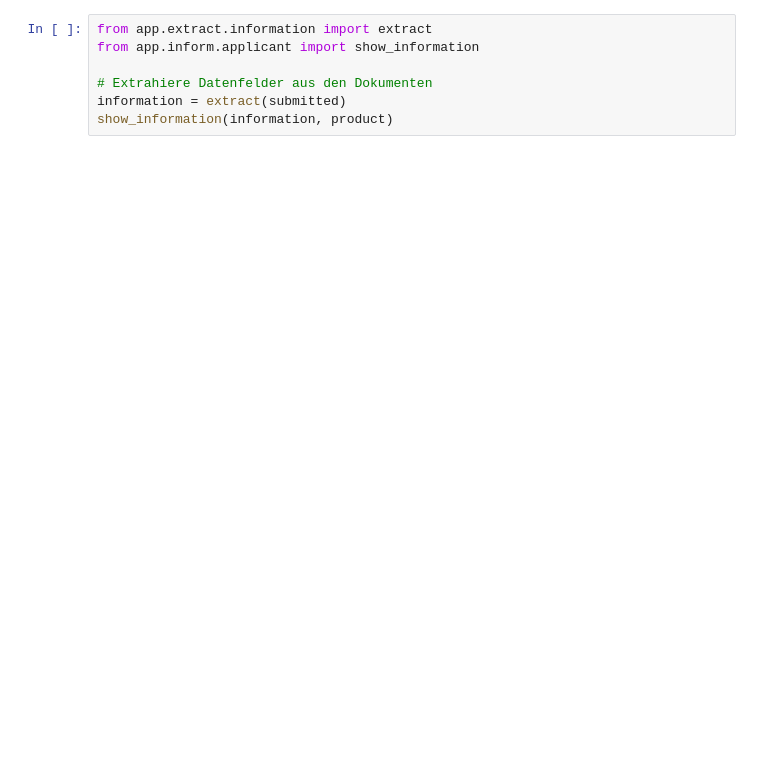
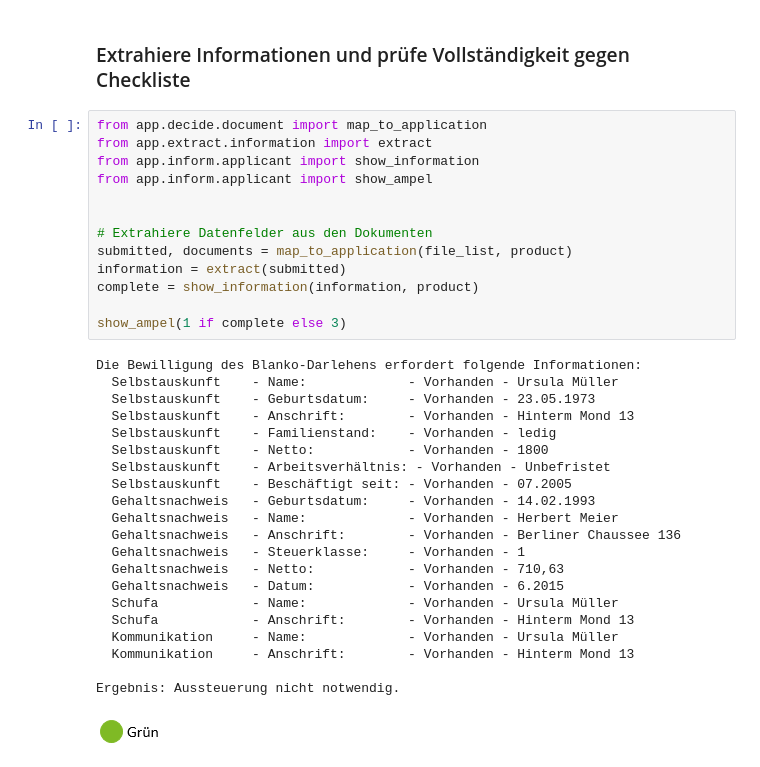
Before and after one commit to patrickzeb/Digitale-Auftragsverarbeitung, a Jupyter notebook: workflow.ipynb, the cells around one changed output. Drawn from its saved outputs; the diff is of its cells as text; blank space fills up the shorter version.

```diff
--- a/workflow.ipynb
+++ b/workflow.ipynb
@@ -34,7 +63,37 @@ NameError: name 'dropdown' is not defined
+# %% [markdown]
+### Extrahiere Informationen und prüfe Vollständigkeit gegen Checkliste
 # %%
+from app.decide.document import map_to_application
 from app.extract.information import extract
 from app.inform.applicant import show_information
+from app.inform.applicant import show_ampel
+
 
 # Extrahiere Datenfelder aus den Dokumenten
+submitted, documents = map_to_application(file_list, product)
 information = extract(submitted)
-show_information(information, product)
+complete = show_information(information, product)
+
+show_ampel(1 if complete else 3)
+# %% [output]
+Die Bewilligung des Blanko-Darlehens erfordert folgende Informationen:
+  Selbstauskunft    - Name:             - Vorhanden - Ursula Müller
+  Selbstauskunft    - Geburtsdatum:     - Vorhanden - 23.05.1973
+  Selbstauskunft    - Anschrift:        - Vorhanden - Hinterm Mond 13
+  Selbstauskunft    - Familienstand:    - Vorhanden - ledig
+  Selbstauskunft    - Netto:            - Vorhanden - 1800
+  Selbstauskunft    - Arbeitsverhältnis: - Vorhanden - Unbefristet
+  Selbstauskunft    - Beschäftigt seit: - Vorhanden - 07.2005
+  Gehaltsnachweis   - Geburtsdatum:     - Vorhanden - 14.02.1993
+  Gehaltsnachweis   - Name:             - Vorhanden - Herbert Meier
+  Gehaltsnachweis   - Anschrift:        - Vorhanden - Berliner Chaussee 136
+  Gehaltsnachweis   - Steuerklasse:     - Vorhanden - 1
+  Gehaltsnachweis   - Netto:            - Vorhanden - 710,63
+  Gehaltsnachweis   - Datum:            - Vorhanden - 6.2015
+  Schufa            - Name:             - Vorhanden - Ursula Müller
+  Schufa            - Anschrift:        - Vorhanden - Hinterm Mond 13
+  Kommunikation     - Name:             - Vorhanden - Ursula Müller
+  Kommunikation     - Anschrift:        - Vorhanden - Hinterm Mond 13
+
+Ergebnis: Aussteuerung nicht notwendig.
+[figure, added]
```
Also changed, not shown: parts of 13 cells of this notebook, 14 other files.
